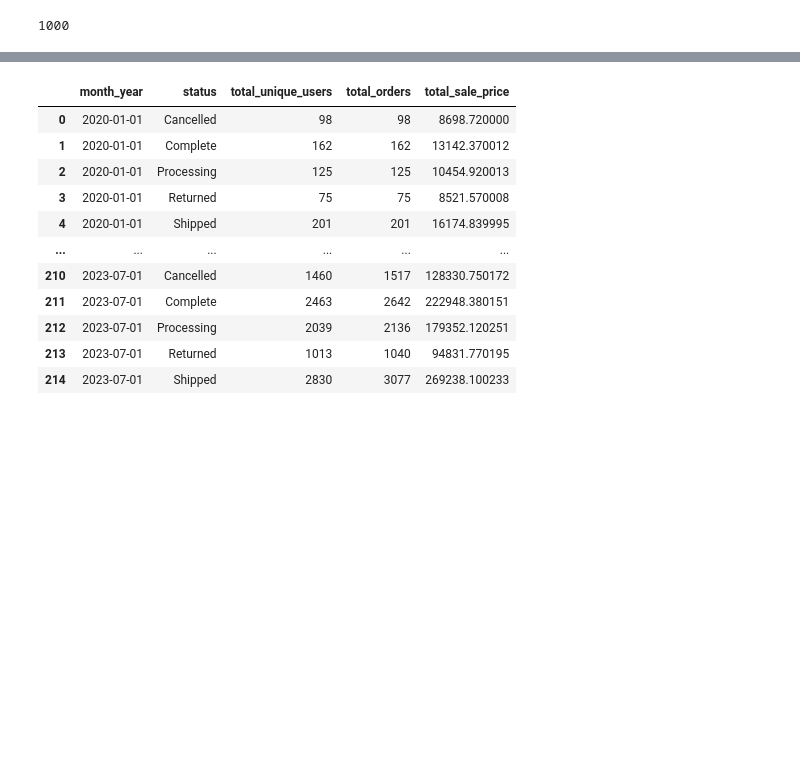
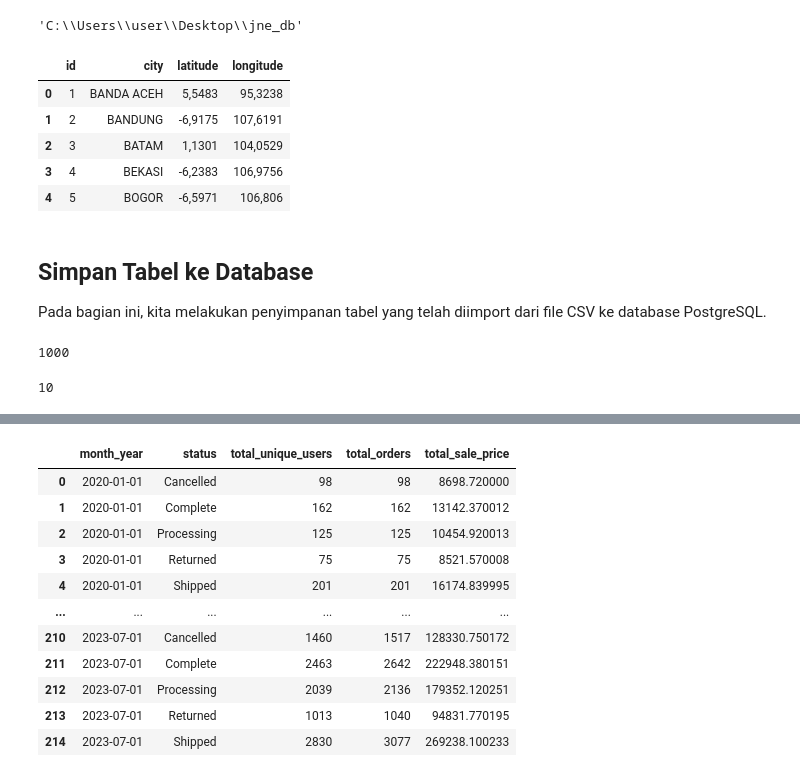
Before and after one commit to dsciencelabs/JNE_Data_Analytics_PySQL, a Jupyter notebook: jupyterlab/05_py_postgresql.ipynb, the cells around one changed output, grey strips where cells are left out. Cells and saved outputs as stored; diff of their text form; code cells hidden in the pictures; blank space fills up the shorter version.

```diff
--- a/jupyterlab/05_py_postgresql.ipynb
+++ b/jupyterlab/05_py_postgresql.ipynb
@@ -52,3 +29,9 @@ Tidak dapat terkoneksi dengan database
+# %%
+import os
+os.chdir('C:/Users/user/Desktop/jne_db')
+os.getcwd()
+# %% [output]
+'C:\\Users\\user\\Desktop\\jne_db'
 # %%
 # import pandas lib as pd
 import pandas as pd
@@ -87,6 +70,19 @@ df6 = pd.read_csv('products.csv',sep=',')
 df7 = pd.read_csv('users.csv',sep=',')
 df7['created_at'] = df7['created_at'].str.replace('UTC', '')
 df7['created_at'] = pd.to_datetime(df7['created_at'])
+# %%
+df1.head()
+# %% [output]
+|  | id | city | latitude | longitude |
+| 0 | 1 | BANDA ACEH | 5,5483 | 95,3238 |
+| 1 | 2 | BANDUNG | -6,9175 | 107,6191 |
+| 2 | 3 | BATAM | 1,1301 | 104,0529 |
+| 3 | 4 | BEKASI | -6,2383 | 106,9756 |
+| 4 | 5 | BOGOR | -6,5971 | 106,806 |
+# %% [markdown]
+## Simpan Tabel ke Database
+
+Pada bagian ini, kita melakukan penyimpanan tabel yang telah diimport dari file CSV ke database PostgreSQL.
 # %%
 import pandas as pd
 from sqlalchemy import create_engine
@@ -104,2 +100,6 @@ df7.to_sql("users", engine)
 # %% [output]
 1000
+# %%
+df1.to_sql("distribution_centers", engine, if_exists='replace', index = False)
+# %% [output]
+10
```
Also changed, not shown: parts of 17 cells of this notebook, 16 other files.
